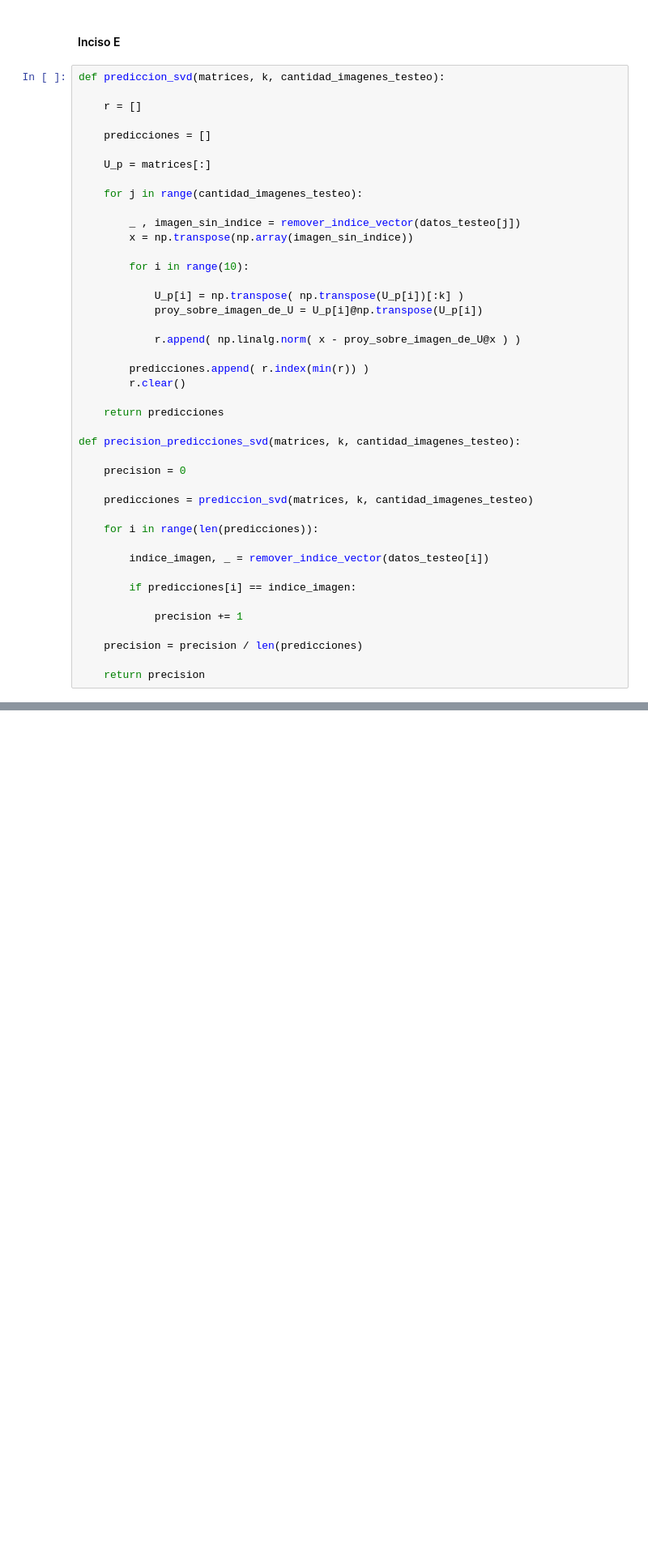
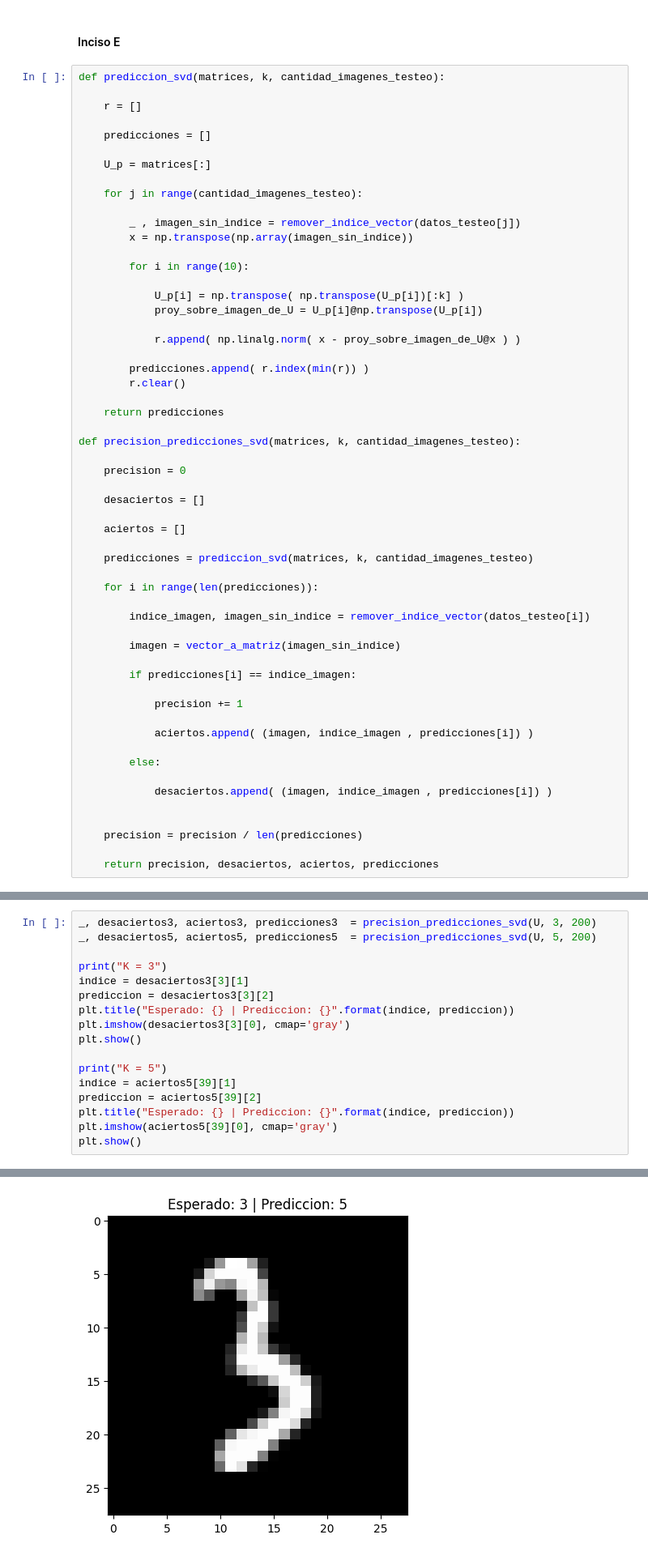
Before and after one commit to arielbakal/AlgebraLinealComputacional_UBA_FCEN, a Jupyter notebook: TP2/TP2.ipynb, the cells around one changed output, grey strips where cells are left out. Shown at 81% size. Drawn from its saved outputs; the diff is of its cells as text; blank space fills up the shorter version.

```diff
--- a/TP2/TP2.ipynb
+++ b/TP2/TP2.ipynb
@@ -383,19 +383,32 @@ def precision_predicciones_svd(matrices, k, cantidad_imagenes_testeo):
 
     precision = 0
 
+    desaciertos = []
+
+    aciertos = []
+
     predicciones = prediccion_svd(matrices, k, cantidad_imagenes_testeo)
 
     for i in range(len(predicciones)):
 
-        indice_imagen, _ = remover_indice_vector(datos_testeo[i])
+        indice_imagen, imagen_sin_indice = remover_indice_vector(datos_testeo[i])
+
+        imagen = vector_a_matriz(imagen_sin_indice)
 
         if predicciones[i] == indice_imagen:
 
             precision += 1
 
+            aciertos.append( (imagen, indice_imagen , predicciones[i]) )
+
+        else:
+
+            desaciertos.append( (imagen, indice_imagen , predicciones[i]) )
+
+
     precision = precision / len(predicciones)
 
-    return precision
+    return precision, desaciertos, aciertos, predicciones
 # %%
 for k in range(1, 6):
 
@@ -409,0 +425,18 @@ Precision k: 5 = 0.945
+# %%
+_, desaciertos3, aciertos3, predicciones3  = precision_predicciones_svd(U, 3, 200)
+_, desaciertos5, aciertos5, predicciones5  = precision_predicciones_svd(U, 5, 200)
+
+print("K = 3")
+indice = desaciertos3[3][1]
+prediccion = desaciertos3[3][2]
+plt.title("Esperado: {} | Prediccion: {}".format(indice, prediccion))
+plt.imshow(desaciertos3[3][0], cmap='gray')
+plt.show()
+
+print("K = 5")
+indice = aciertos5[39][1]
+prediccion = aciertos5[39][2]
+plt.title("Esperado: {} | Prediccion: {}".format(indice, prediccion))
+plt.imshow(aciertos5[39][0], cmap='gray')
+plt.show()
+# %% [output]
@@ -409,0 +444 @@ Precision k: 5 = 0.945
+[figure, added]
```
Also changed, not shown: parts of 4 cells of this notebook.
